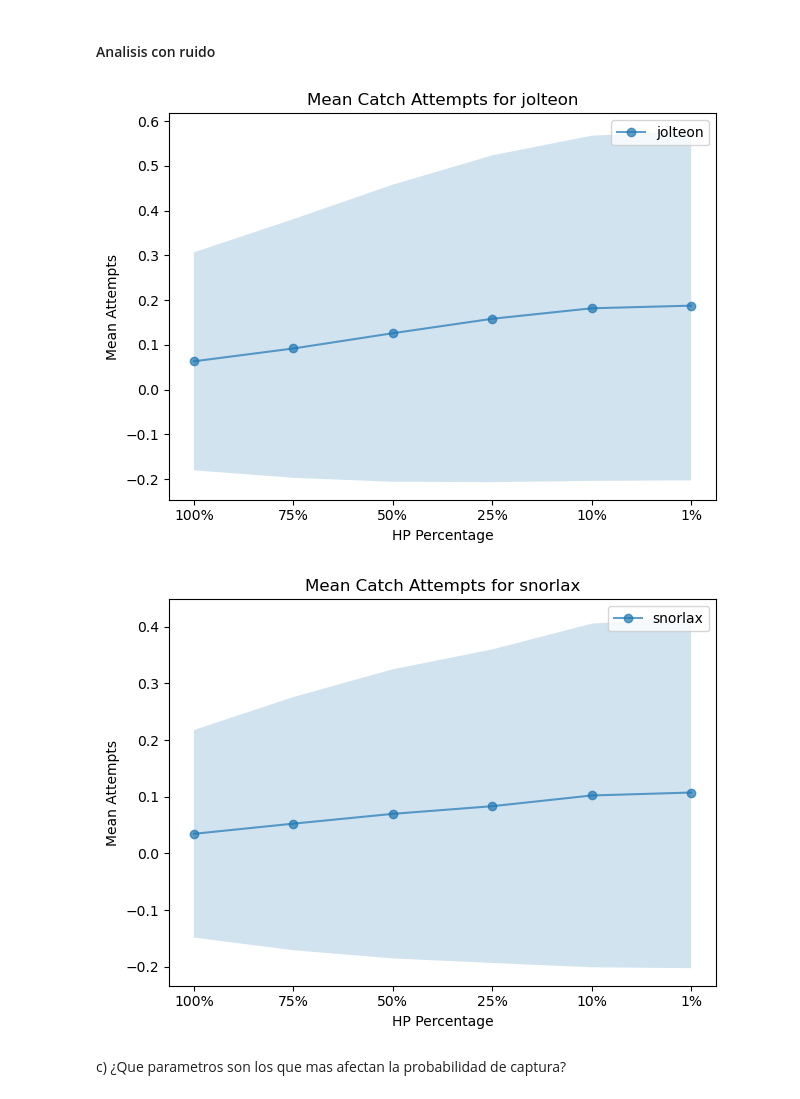
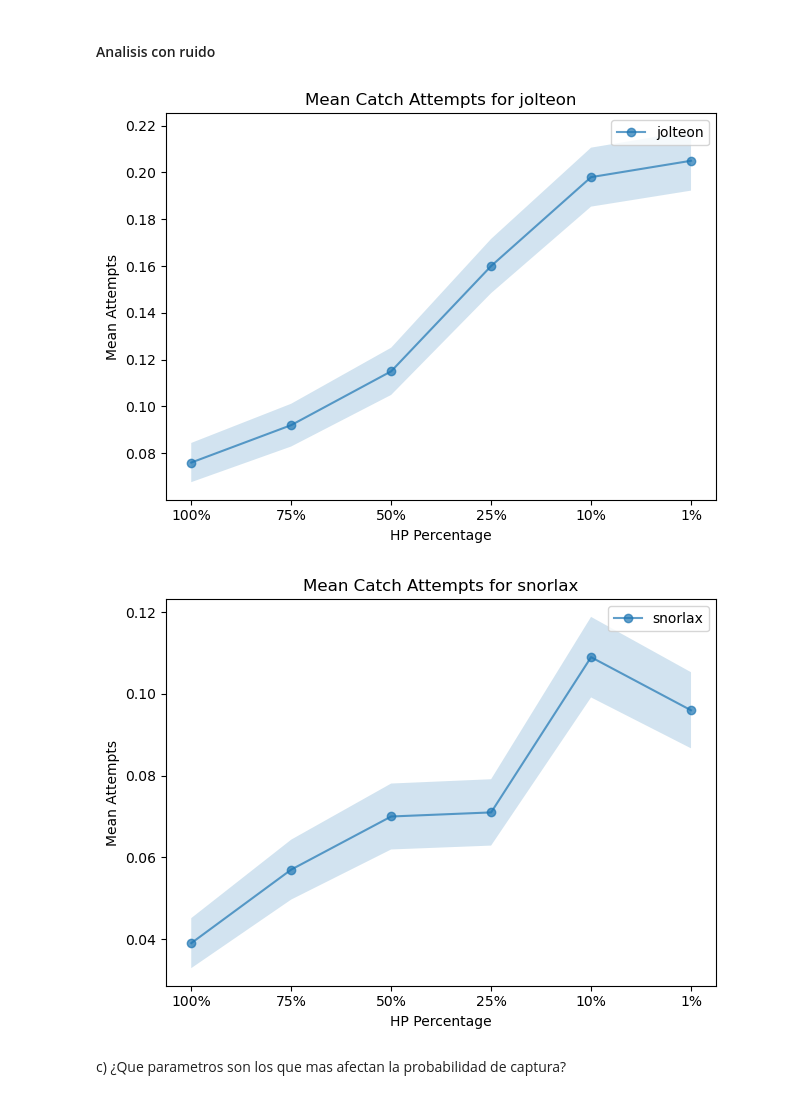
Before and after one commit to juanIgnacioMatilla/sia-tp0, a Jupyter notebook: questions/q2.ipynb, the cells around one changed output. Saved outputs shown, nothing was run; the diff lists cells and outputs as text; code cells hidden in the pictures.

Commit message:
fix error calc

```diff
--- a/questions/q2.ipynb
+++ b/questions/q2.ipynb
@@ -11,6 +11,7 @@ import numpy as np
 factory = PokemonFactory("../pokemon.json")
 pokemons = ["jolteon", "caterpie", "snorlax", "onix", "mewtwo"]
 pokeballs = ["pokeball"]
+n_attempts = 100
 effects_data = {effect: [] for effect in StatusEffect}
 for pokemon_name in pokemons:
     lvl = 100
@@ -19,7 +20,7 @@ for pokemon_name in pokemons:
         for effect in StatusEffect:
             pokeball_attempts = []
             pokemon = factory.create(pokemon_name, lvl, effect, hp)
-            for _ in range(100000):
+            for _ in range(n_attempts):
                 attempt, rate = attempt_catch(pokemon, ball)
                 pokeball_attempts.append(attempt)
             effects_data[effect].extend(pokeball_attempts)
@@ -35,7 +36,7 @@ for effect in StatusEffect:
 
 none_mean = np.mean(effects_data[StatusEffect.NONE])
 normalized_means = [mean / none_mean for mean in overall_means]
-ax.errorbar(index, normalized_means, yerr=overall_std_devs, fmt='o', capsize=5, alpha=0.9, label='Overall Mean')
+ax.errorbar(index, normalized_means, yerr=overall_std_devs/np.sqrt(n_attempts), fmt='o', capsize=5, alpha=0.9, label='Overall Mean')
 ax.plot(index, normalized_means, 'k-', alpha=0.7)
 ax.set_xlabel('Status Effects')
 ax.set_ylabel('Normalized Mean Attempts')
@@ -57,6 +58,7 @@ factory = PokemonFactory("../pokemon.json")
 pokemons = ["jolteon", "caterpie", "snorlax", "onix", "mewtwo"]
 pokeballs = ["pokeball"]
 effects_data = {}
+n_attempts = 1000
 
 for pokemon_name in pokemons:
     effects_data[pokemon_name] = {}
@@ -69,7 +71,7 @@ for pokemon_name in pokemons:
             std_devs = []
             pokeball_attempts = []
             pokemon = factory.create(pokemon_name, lvl, effect, hp)
-            for _ in range(100000):
+            for _ in range(n_attempts):
                 attempt, rate = attempt_catch(pokemon, ball)
                 pokeball_attempts.append(attempt)
             mean = np.mean(pokeball_attempts)
@@ -105,7 +107,7 @@ for pokemon_name in pokemons:
         means = [effects_data[pokemon_name][ball][effect]["means"][0] for effect in StatusEffect if effect != StatusEffect.NONE]
         std_devs = [effects_data[pokemon_name][ball][effect]["std_devs"][0] for effect in StatusEffect if effect != StatusEffect.NONE]
         index = np.arange(len(status_effects))
-        ax.errorbar(index, means, yerr=std_devs, fmt='o', capsize=5, alpha=0.9, label=f'{pokemon_name} with {ball}')
+        ax.errorbar(index, means, yerr=std_devs/np.sqrt(n_attempts), fmt='o', capsize=5, alpha=0.9, label=f'{pokemon_name} with {ball}')
         ax.plot(index, means, alpha=0.7)
         ax.set_xlabel('Status Effects')
         ax.set_ylabel('Normalized Mean Attempts')
@@ -133,8 +135,8 @@ factory = PokemonFactory("../pokemon.json")
 pokemons = ["jolteon", "snorlax", "onix", "mewtwo"]
 pokeballs = ["pokeball"]
 hp_percentages = [1, 0.75, 0.5, 0.25, 0.1, 0.01]
-
 hp_effects_data = {}
+n_attempts = 1000
 
 for pokemon_name in pokemons:
     hp_effects_data[pokemon_name] = {}
@@ -145,7 +147,7 @@ for pokemon_name in pokemons:
         pokeball_attempts = []
         hp = hp_percentage
         pokemon = factory.create(pokemon_name, lvl, effect, hp)
-        for _ in range(10000):
+        for _ in range(n_attempts):
             attempt, rate = attempt_catch(pokemon, pokeballs[0])
             pokeball_attempts.append(attempt)
         mean = np.mean(pokeball_attempts)
@@ -162,7 +164,7 @@ for i, pokemon_name in enumerate(pokemons):
     means = [hp_effects_data[pokemon_name][hp]["mean"] for hp in hp_percentages]
     std_devs = [hp_effects_data[pokemon_name][hp]["std_dev"] for hp in hp_percentages]
     scatter_positions = index + i * 0.1
-    ax.errorbar(scatter_positions, means, yerr=std_devs, fmt='o', capsize=5, alpha=0.9, label=pokemon_name)
+    ax.errorbar(scatter_positions, means, yerr=std_devs/np.sqrt(n_attempts), fmt='o', capsize=5, alpha=0.9, label=pokemon_name)
     ax.plot(scatter_positions, means, alpha=0.7)
 ax.set_xlabel('HP Percentage')
 ax.set_ylabel('Mean Attempts')
@@ -187,6 +189,7 @@ pokemons = ["jolteon", "snorlax"]
 pokeballs = ["pokeball"]
 hp_percentages = [1, 0.75, 0.5, 0.25, 0.1, 0.01]
 hp_effects_data = {}
+n_attempts = 1000
 
 for pokemon_name in pokemons:
     hp_effects_data[pokemon_name] = {}
@@ -198,40 +201,40 @@ for pokemon_name in pokemons:
         hp = hp_percentage
         pokemon = factory.create(pokemon_name, lvl, effect, hp)
 
-        for _ in range(10000):
+        for _ in range(n_attempts):
             attempt, rate = attempt_catch(pokemon, pokeballs[0], 1)
             pokeball_attempts.append(attempt)
 
         mean = np.mean(pokeball_attempts)
         std_dev = np.std(pokeball_attempts)
 
         hp_effects_data[pokemon_name][hp_percentage] = {
             "mean": mean,
             "std_dev": std_dev
         }
 
 for pokemon_name in pokemons:
     fig, ax = plt.subplots()
 
     means = [hp_effects_data[pokemon_name][hp]["mean"] for hp in hp_percentages]
     std_devs = [hp_effects_data[pokemon_name][hp]["std_dev"] for hp in hp_percentages]
 
     index = np.arange(len(hp_percentages))
 
-    ax.fill_between(index, np.array(means) - np.array(std_devs), np.array(means) + np.array(std_devs), alpha=0.2)
+    ax.fill_between(index, np.array(means) - np.array(std_devs/np.sqrt(n_attempts)), np.array(means) + np.array(std_devs/np.sqrt(n_attempts)), alpha=0.2)
     ax.plot(index, means, 'o-', alpha=0.7, label=pokemon_name)
 
     ax.set_xlabel('HP Percentage')
     ax.set_ylabel('Mean Attempts')
     ax.set_title(f'Mean Catch Attempts for {pokemon_name}')
     ax.set_xticks(index)
     ax.set_xticklabels([f"{int(hp * 100)}%" for hp in hp_percentages])
     ax.legend()
     plt.tight_layout()
     plt.show()
 # %% [output]
-[figure, old version]
+[figure, new version]
-[figure, old version]
+[figure, new version]
 # %% [markdown]
  c) ¿Que parametros son los que mas afectan la probabilidad de captura?
 # %% [markdown]
```
Also changed, not shown: parts of 5 cells of this notebook, 1 other file.
